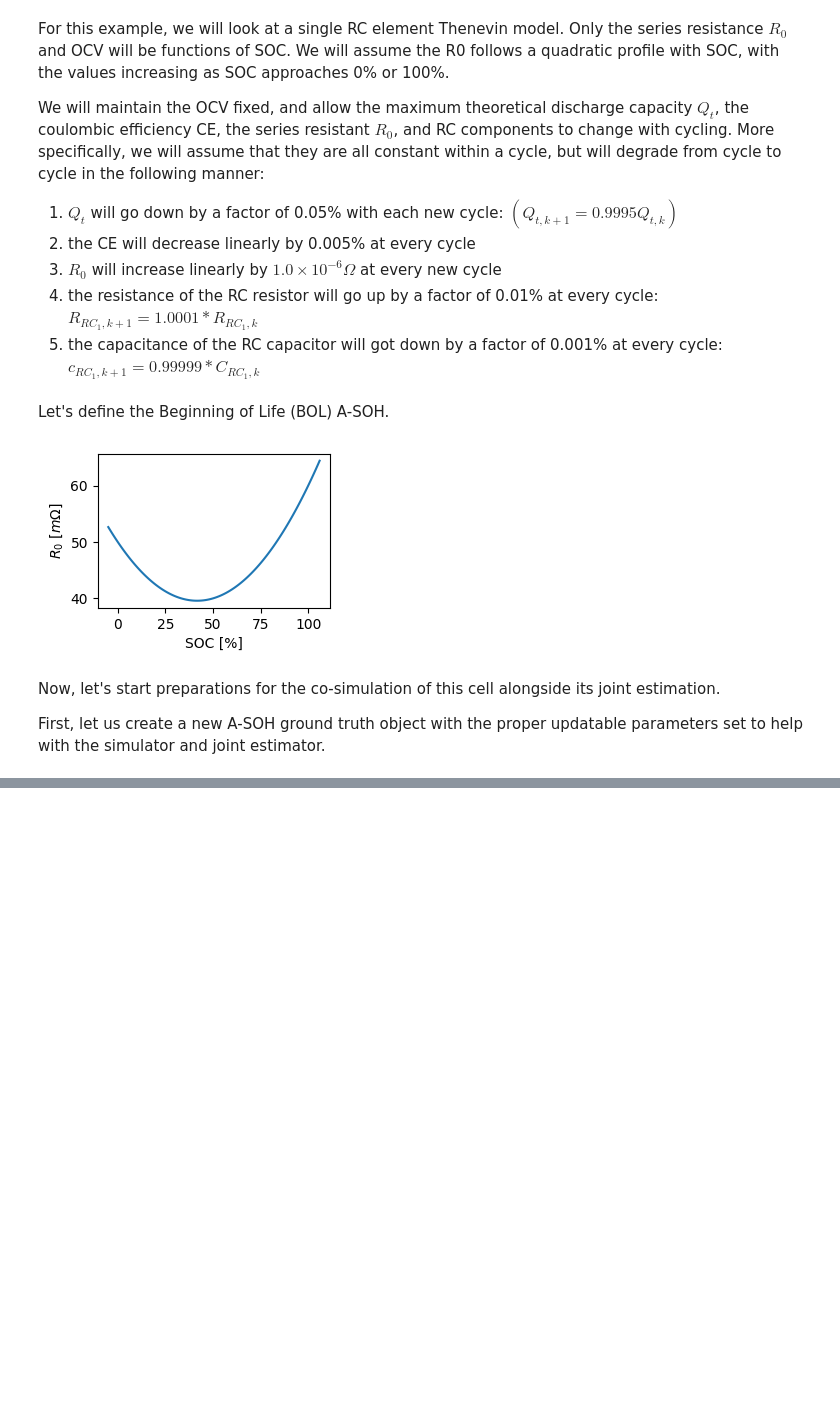
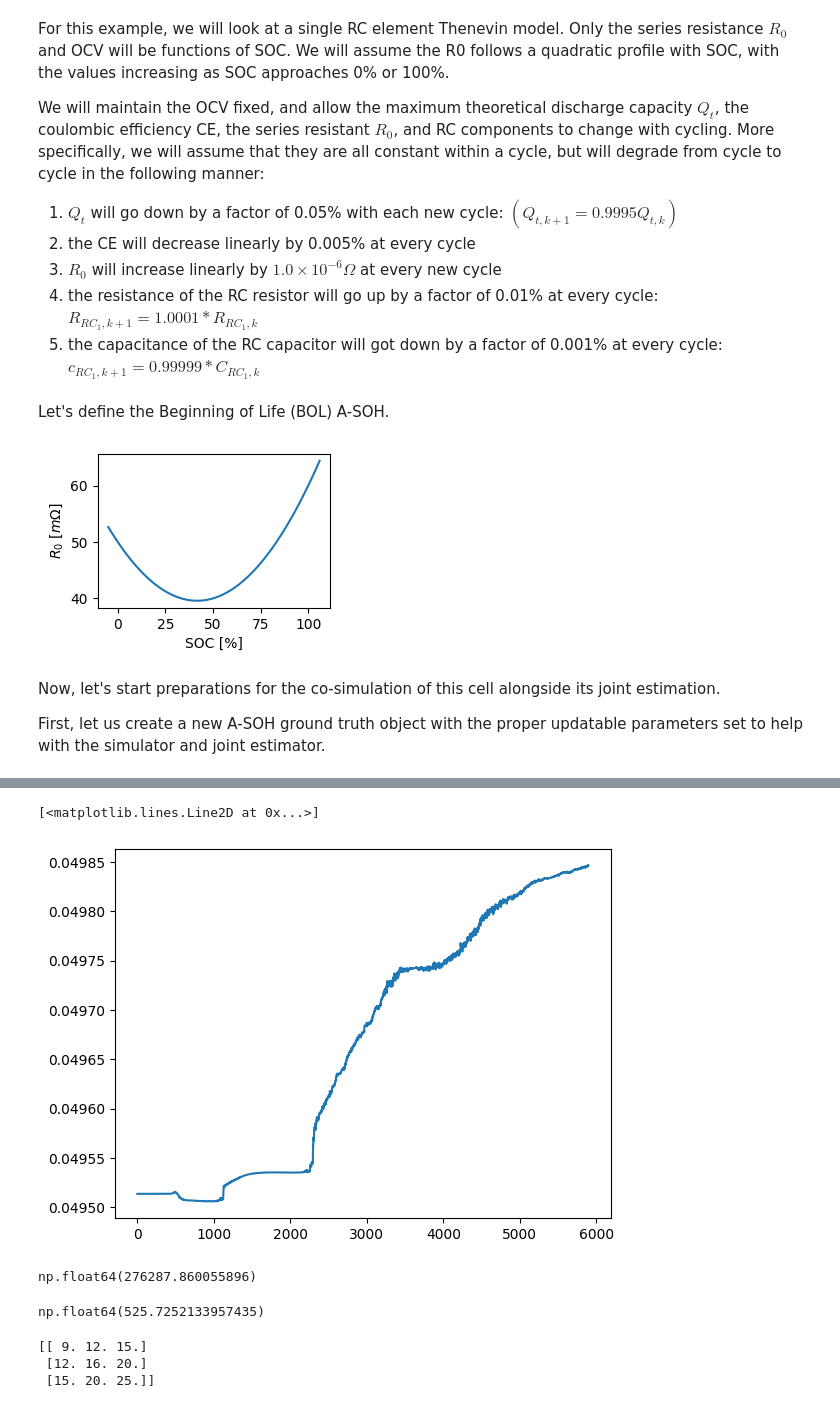
Before and after one commit to ROVI-org/auto-soh, a Jupyter notebook: notebooks/demonstrate_joint_ukf.ipynb, the cells around one changed output, grey strips where cells are left out. Cells and saved outputs as stored; diff of their text form; code cells hidden in the pictures; blank space fills up the shorter version.

```diff
--- a/notebooks/demonstrate_joint_ukf.ipynb
+++ b/notebooks/demonstrate_joint_ukf.ipynb
@@ -86,7 +88,7 @@ def cycle_protocol(asoh: ECMASOH, start_time:float = 0.0) -> List[ECMInput]:
 
     # Charge
     chg_duration = 3600.0 / chg_rate
-    chg_curr = (qt * dischg_rate) / ce
+    chg_curr = (qt * chg_rate) / ce
     update_timestamps_curr(duration=chg_duration, curr=chg_curr)
 
     # Rest 2
@@ -176,0 +176,3 @@ RCComponent(updatable={'c', 'r'}, r=Resistance(updatable={'base_values'}, base_v
+# %%
+transient0_gt = ECMTransientVector.provide_template(has_C0=False, num_RC=1, soc=1.0)
+simulator = ECMSimulator(asoh=asoh_gt, transient_state=transient0_gt, keep_history=True)
@@ -176,0 +299,26 @@ RCComponent(updatable={'c', 'r'}, r=Resistance(updatable={'base_values'}, base_v
+# %%
+# Get the joint states
+joint_mean = np.array([joint.mean for joint in joint_ukf_predictions['joint_states']])
+joint_cov = np.array([joint.covariance for joint in joint_ukf_predictions['joint_states']])
+plt.plot(timestamps[:num_points], joint_mean[:,10])
+# %% [output]
+[<matplotlib.lines.Line2D at 0x...>]
+[figure, added]
+# %%
+np.max(abs(joint_ukf_predictions['joint_states'][-2].covariance))
+# %% [output]
+np.float64(276287.860055896)
+# %%
+np.sqrt(276387)
+# %% [output]
+np.float64(525.7252133957435)
+# %%
+a = np.diag([3,4,5])
+b = np.ones((3,3))
+c = np.matmul(a, b)
+d = np.matmul(b, a)
+print(c * d)
+# %% [output]
+[[ 9. 12. 15.]
+ [12. 16. 20.]
+ [15. 20. 25.]]
```
Also changed, not shown: parts of 10 cells of this notebook.
